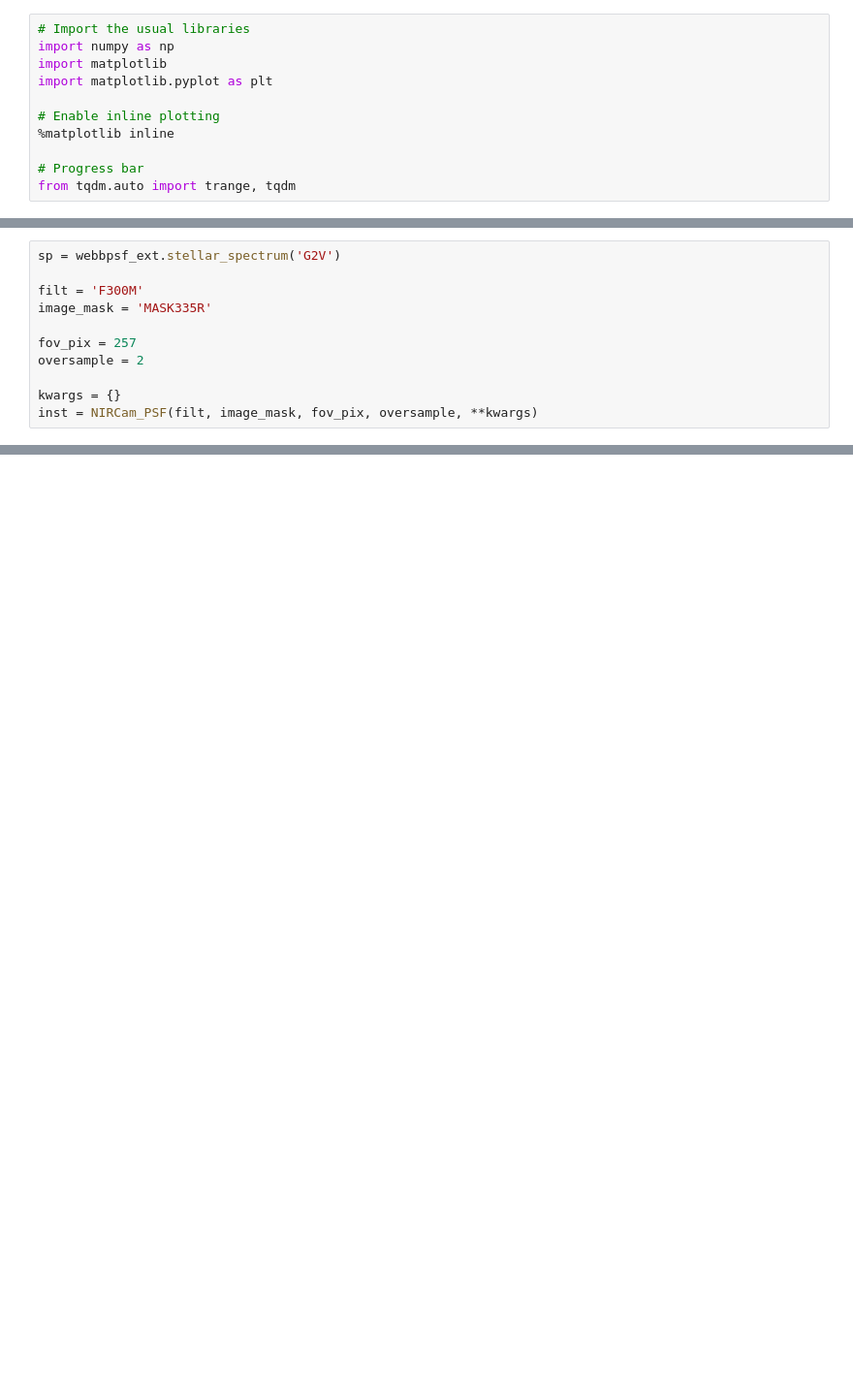
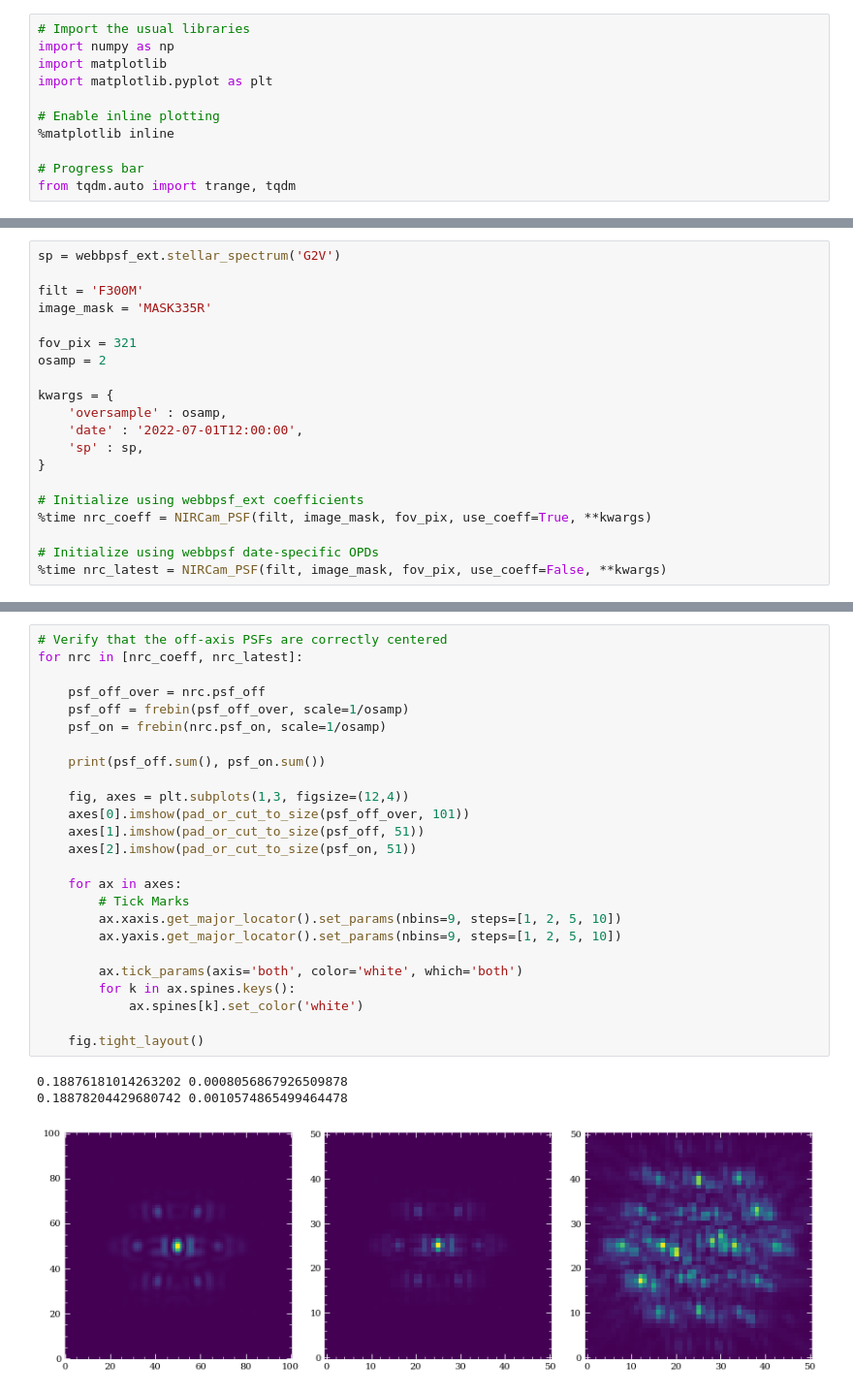
Before and after one commit to JarronL/webbpsf_ext, a Jupyter notebook: notebooks/NIRCam_offset_PSFs.ipynb, the cells around one changed output, grey strips where cells are left out. Shown: that part at 97% size. Drawn from its saved outputs; the diff is of its cells as text; blank space fills up the shorter version.

Commit message:
nircam corongraphic offset psfs notebook

```diff
--- a/notebooks/NIRCam_offset_PSFs.ipynb
+++ b/notebooks/NIRCam_offset_PSFs.ipynb
@@ -185,10 +380,19 @@ sp = webbpsf_ext.stellar_spectrum('G2V')
 filt = 'F300M'
 image_mask = 'MASK335R'
 
-fov_pix = 257
-oversample = 2
+fov_pix = 321
+osamp = 2
 
-kwargs = {}
-inst = NIRCam_PSF(filt, image_mask, fov_pix, oversample, **kwargs)
+kwargs = {
+    'oversample' : osamp,
+    'date' : '2022-07-01T12:00:00',
+    'sp' : sp,
+}
+
+# Initialize using webbpsf_ext coefficients
+%time nrc_coeff = NIRCam_PSF(filt, image_mask, fov_pix, use_coeff=True, **kwargs)
+
+# Initialize using webbpsf date-specific OPDs
+%time nrc_latest = NIRCam_PSF(filt, image_mask, fov_pix, use_coeff=False, **kwargs)
 # %% [output]
 Generating initial PSFs...
@@ -203,0 +406,29 @@ Wall time: 61.5 ms
+# %%
+# Verify that the off-axis PSFs are correctly centered
+for nrc in [nrc_coeff, nrc_latest]:
+
+    psf_off_over = nrc.psf_off
+    psf_off = frebin(psf_off_over, scale=1/osamp)
+    psf_on = frebin(nrc.psf_on, scale=1/osamp)
+
+    print(psf_off.sum(), psf_on.sum())
+
+    fig, axes = plt.subplots(1,3, figsize=(12,4))
+    axes[0].imshow(pad_or_cut_to_size(psf_off_over, 101))
+    axes[1].imshow(pad_or_cut_to_size(psf_off, 51))
+    axes[2].imshow(pad_or_cut_to_size(psf_on, 51))
+
+    for ax in axes:
+        # Tick Marks
+        ax.xaxis.get_major_locator().set_params(nbins=9, steps=[1, 2, 5, 10])
+        ax.yaxis.get_major_locator().set_params(nbins=9, steps=[1, 2, 5, 10])
+
+        ax.tick_params(axis='both', color='white', which='both')
+        for k in ax.spines.keys():
+            ax.spines[k].set_color('white')
+
+    fig.tight_layout()
+# %% [output]
+0.18876181014263202 0.0008056867926509878
+0.18878204429680742 0.0010574865499464478
+[figure, added]
```
Also changed, not shown: parts of 10 cells of this notebook, 1 other file.
